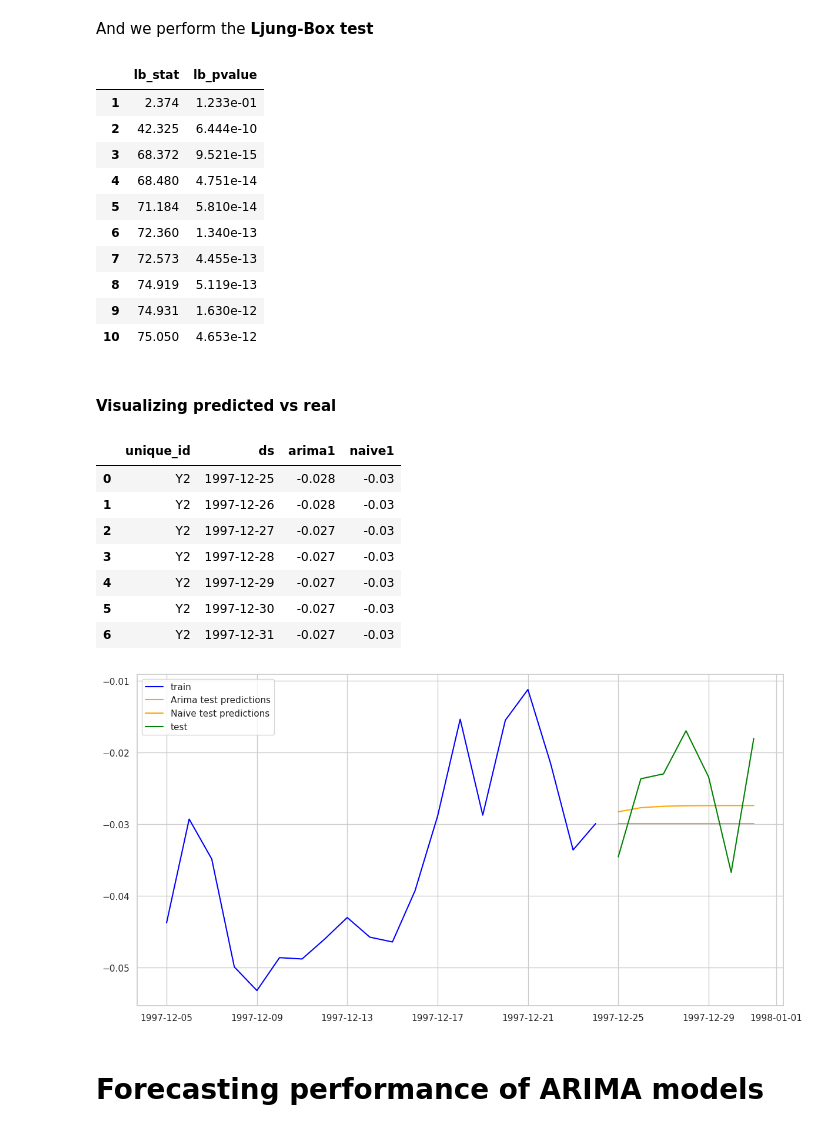
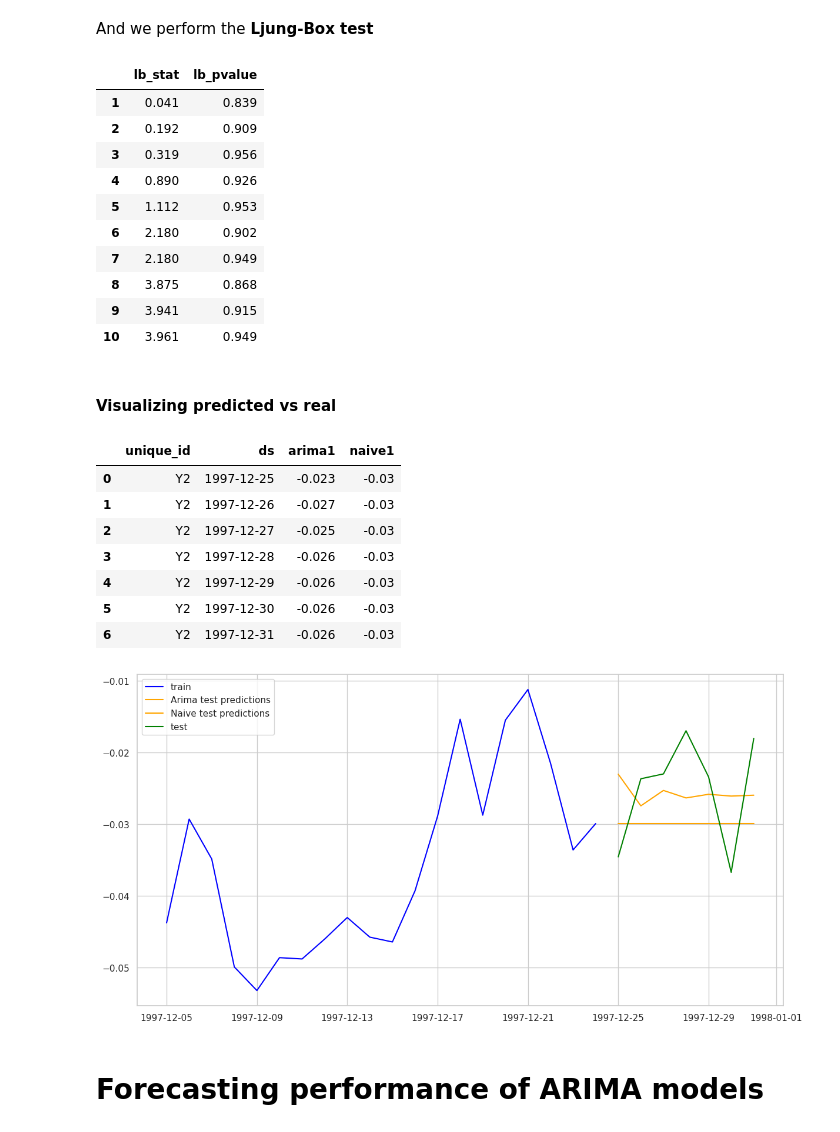
Before and after one commit to ML-MIC/MLMIIN, a Jupyter notebook: 4_4_Arima/4_4_Arima.ipynb, the cells around one changed output. Cells and saved outputs as stored; diff of their text form; code cells hidden in the pictures.

```diff
--- a/4_4_Arima/4_4_Arima.ipynb
+++ b/4_4_Arima/4_4_Arima.ipynb
@@ -1478,6 +1478,7 @@ Using Box-Cox transformation with lambda = 1.9916213750839233
 # %%
 if use_boxcox:
     transformed_y_test = boxcox(y_nx_test[['y']], lmbda=y_train_lambda)
+    y_nx_test['y'] = transformed_y_test
 # %% [markdown]
 #### Deciding about Differencing and choosing the ARMA structure
 # %%
@@ -1555,7 +1556,7 @@ plt.show();plt.close()
 The pattern in these values suggests that  AR and MA may both be present. So  we can try an initial guess such as the following:
 # %%
 p = 1
-q = 1
+q = 2
 # %% [markdown]
 ### Check the ARIMA structure
 # %%
@@ -1785,16 +1789,16 @@ ljung_box = acorr_ljungbox(residuals, lags=10)
 ljung_box
 # %% [output]
 |  | lb_stat | lb_pvalue |
-| 1 | 2.374 | 1.233e-01 |
-| 2 | 42.325 | 6.444e-10 |
-| 3 | 68.372 | 9.521e-15 |
-| 4 | 68.480 | 4.751e-14 |
-| 5 | 71.184 | 5.810e-14 |
-| 6 | 72.360 | 1.340e-13 |
-| 7 | 72.573 | 4.455e-13 |
-| 8 | 74.919 | 5.119e-13 |
-| 9 | 74.931 | 1.630e-12 |
-| 10 | 75.050 | 4.653e-12 |
+| 1 | 0.041 | 0.839 |
+| 2 | 0.192 | 0.909 |
+| 3 | 0.319 | 0.956 |
+| 4 | 0.890 | 0.926 |
+| 5 | 1.112 | 0.953 |
+| 6 | 2.180 | 0.902 |
+| 7 | 2.180 | 0.949 |
+| 8 | 3.875 | 0.868 |
+| 9 | 3.941 | 0.915 |
+| 10 | 3.961 | 0.949 |
 # %% [markdown]
 #### Visualizing predicted vs real
 # %%
@@ -1802,27 +1806,25 @@ y_models1_pred = y_models1.predict(h=fh)
 y_models1_pred.head(min(10, fh))
 # %% [output]
 |  | unique_id | ds | arima1 | naive1 |
-| 0 | Y2 | 1997-12-25 | -0.028 | -0.03 |
-| 1 | Y2 | 1997-12-26 | -0.028 | -0.03 |
-| 2 | Y2 | 1997-12-27 | -0.027 | -0.03 |
-| 3 | Y2 | 1997-12-28 | -0.027 | -0.03 |
-| 4 | Y2 | 1997-12-29 | -0.027 | -0.03 |
-| 5 | Y2 | 1997-12-30 | -0.027 | -0.03 |
-| 6 | Y2 | 1997-12-31 | -0.027 | -0.03 |
+| 0 | Y2 | 1997-12-25 | -0.023 | -0.03 |
+| 1 | Y2 | 1997-12-26 | -0.027 | -0.03 |
+| 2 | Y2 | 1997-12-27 | -0.025 | -0.03 |
+| 3 | Y2 | 1997-12-28 | -0.026 | -0.03 |
+| 4 | Y2 | 1997-12-29 | -0.026 | -0.03 |
+| 5 | Y2 | 1997-12-30 | -0.026 | -0.03 |
+| 6 | Y2 | 1997-12-31 | -0.026 | -0.03 |
 # %%
 plot_df = y_nx_test.set_index('ds')[['y']].copy()
-plot_df['y'] = boxcox(plot_df['y'], lmbda=y_train_lambda)
-
 
 fig, ax = plt.subplots(figsize=(12, 6))
 ax.plot(y_nx_train.set_index('ds')['y'].tail(20), label='train', color='blue')
 ax.plot(y_models1_pred.set_index('ds')[['arima1']], label=' Arima test predictions', color='orange')
 ax.plot(y_models1_pred.set_index('ds')[['naive1']], label=' Naive test predictions', color='orange')
 ax.plot(plot_df['y'], label='test', color='green')
 ax.legend(["train", "Arima test predictions", "Naive test predictions", "test"])
 plt.show();plt.close()
 # %% [output]
-[figure, old version]
+[figure, new version]
 # %% [markdown]
 # Forecasting performance of ARIMA models
 # %% [markdown]
```
Also changed, not shown: parts of 58 cells of this notebook.
